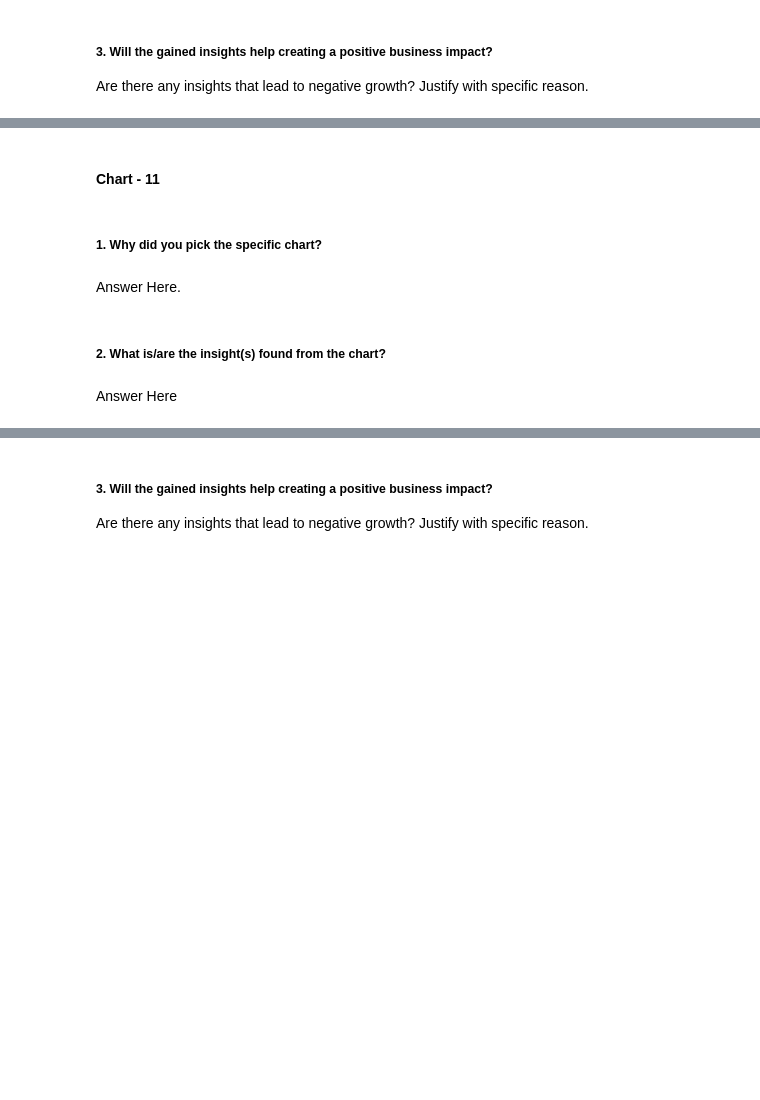
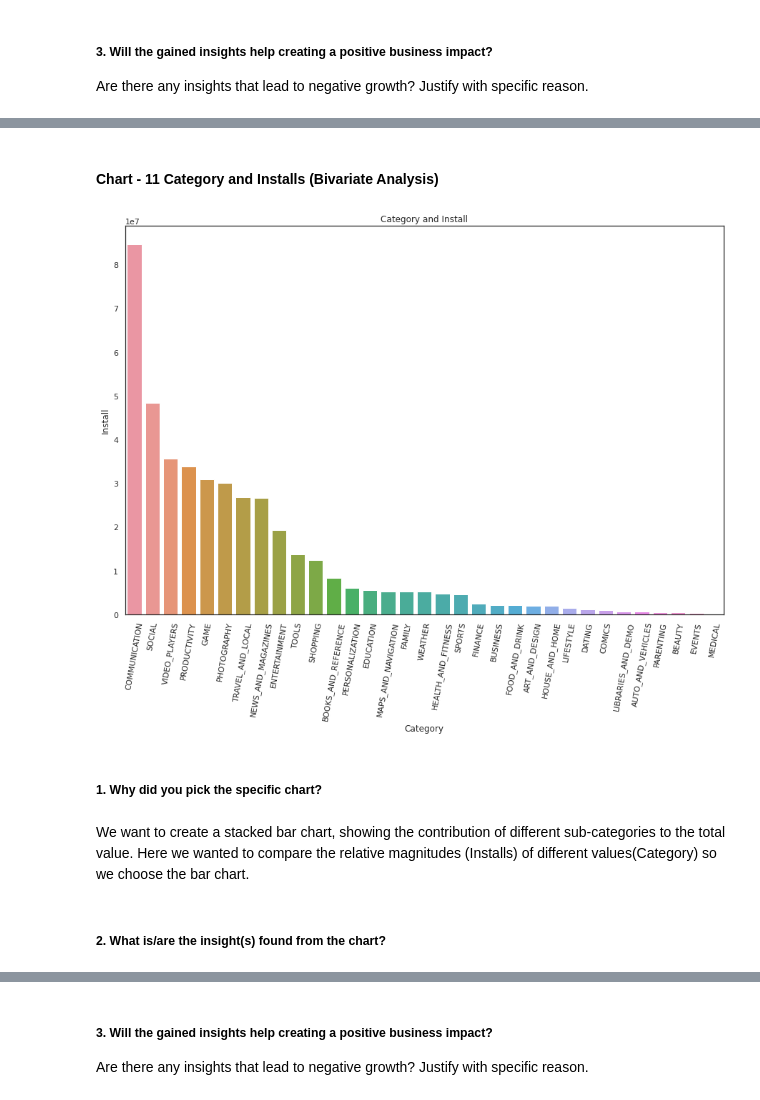
Before and after one commit to krutika73/EDA-ON-PLAY-STORE-APP-REVIEW-ANALYSIS, a Jupyter notebook: Krutika_Sample_EDA_Submission_Template.ipynb, the cells around one changed output, grey strips where cells are left out. Saved outputs shown, nothing was run; the diff lists cells and outputs as text; code cells hidden in the pictures; blank space fills up the shorter version.

```diff
--- a/Krutika_Sample_EDA_Submission_Template.ipynb
+++ b/Krutika_Sample_EDA_Submission_Template.ipynb
@@ -1062,2 +1085,2 @@ Answer Here
 # %% [markdown]
-#### Chart - 11
+#### Chart - 11 Category and Installs (Bivariate Analysis)
@@ -1066,8 +1087,34 @@ Answer Here
+# %%
+# Chart - 11 visualization code
+category_list = list(df['Category'].unique())
+category_install = []
+for i in category_list:
+    x = df[df['Category'] == i]
+    if(len(x)!=0):
+        install = sum(x.Installs)/len(x)
+        category_install.append(install)
+    else:
+        install = sum(x.Installs)
+        category_install.append(install)
+
+#sorting
+df_category_install = pd.DataFrame({'category': category_list,'install':category_install})
+new_index = (df_category_install['install'].sort_values(ascending=False)).index.values
+sorted_df =df_category_install.reindex(new_index)
+
+# visualization
+plt.figure(figsize=(15,10))
+sns.barplot(x=sorted_df['category'], y=sorted_df['install'])
+plt.xticks(rotation=80)
+plt.xlabel("Category")
+plt.ylabel("Install")
+plt.title("Category and Install")
+plt.show()
+# %% [output]
+[figure, added]
 # %% [markdown]
 ##### 1. Why did you pick the specific chart?
-# %% [markdown]
-Answer Here.
+# %% [markdown]
+We want to create a stacked bar chart, showing the contribution of different sub-categories to the total value. Here we wanted to compare the relative magnitudes (Installs) of different values(Category) so we choose the bar chart.
 # %% [markdown]
 ##### 2. What is/are the insight(s) found from the chart?
-# %% [markdown]
-Answer Here
```
Also changed, not shown: parts of 112 cells of this notebook.
